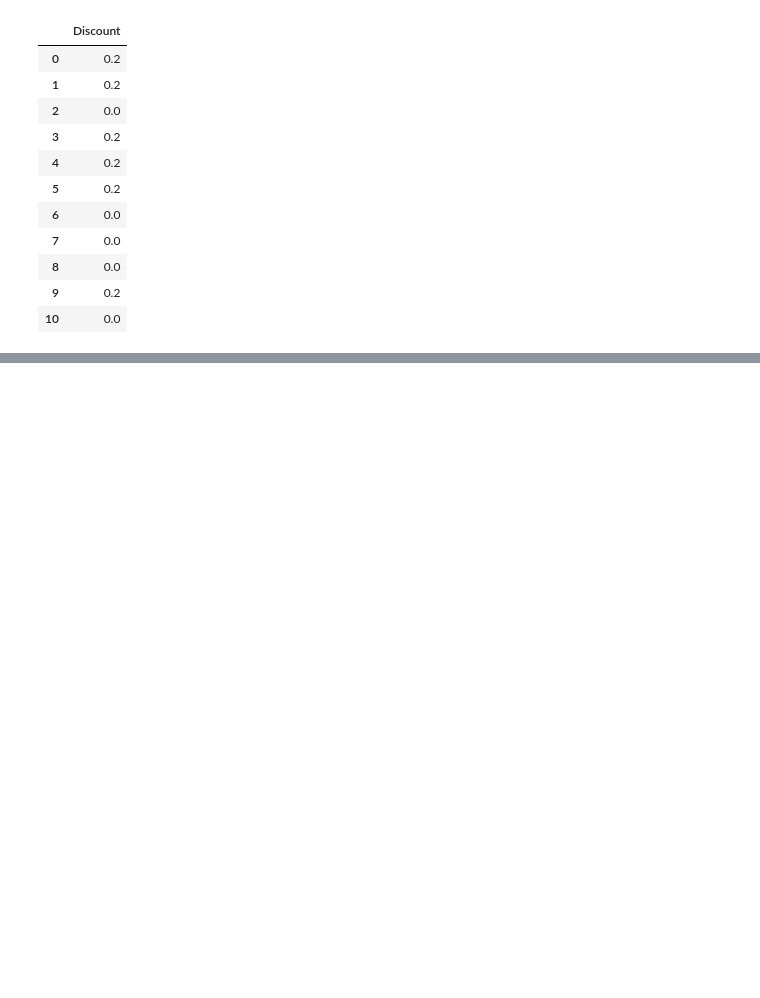
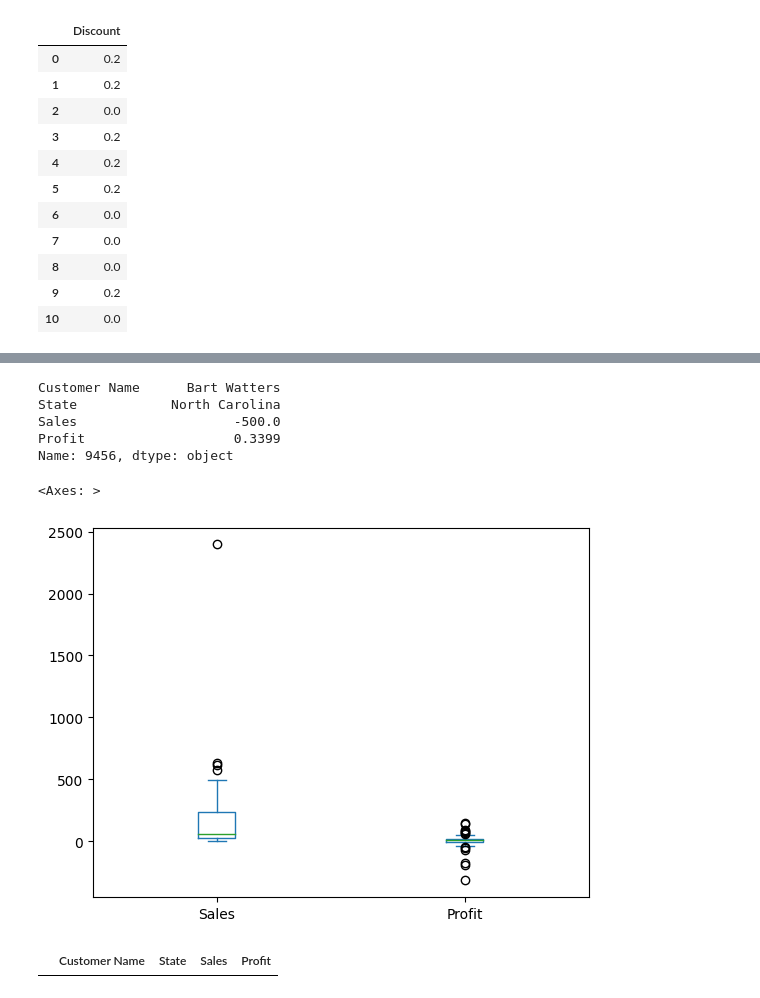
Before and after one commit to AnthonyB955/Python-DS-ML-VS, a Jupyter notebook: pandas/Superstore.ipynb, the cells around one changed output, grey strips where cells are left out. Saved outputs shown, nothing was run; the diff lists cells and outputs as text; code cells hidden in the pictures; blank space fills up the shorter version.

```diff
--- a/pandas/Superstore.ipynb
+++ b/pandas/Superstore.ipynb
@@ -486,3 +486,6 @@ dfm.dropna(axis=1)
 | 8 | 0.0 |
 | 9 | 0.2 |
 | 10 | 0.0 |
+# %%
+df_store = pd.read_excel("superstore.xls")
+df_store
@@ -488,0 +506,5 @@ dfm.dropna(axis=1)
+# %%
+dfs = df_store[ ['Customer Name','State','Sales','Profit']  ].sample( 50 ).copy()
+# %%
+dfs['Sales'].iloc[ 5 ] = -1000
+dfs['Sales'].iloc[ 15 ] = -500
@@ -488,0 +520,17 @@ dfm.dropna(axis=1)
+# %%
+dfs.iloc[15]
+# %% [output]
+Customer Name      Bart Watters
+State            North Carolina
+Sales                    -500.0
+Profit                   0.3399
+Name: 9456, dtype: object
+# %%
+dfs.plot.box()
+# %% [output]
+<Axes: >
+[figure, added]
+# %%
+dfs[ dfs['Sales']<0 ]
+# %% [output]
+|  | Customer Name | State | Sales | Profit |
```
Also changed, not shown: parts of 34 cells of this notebook.
